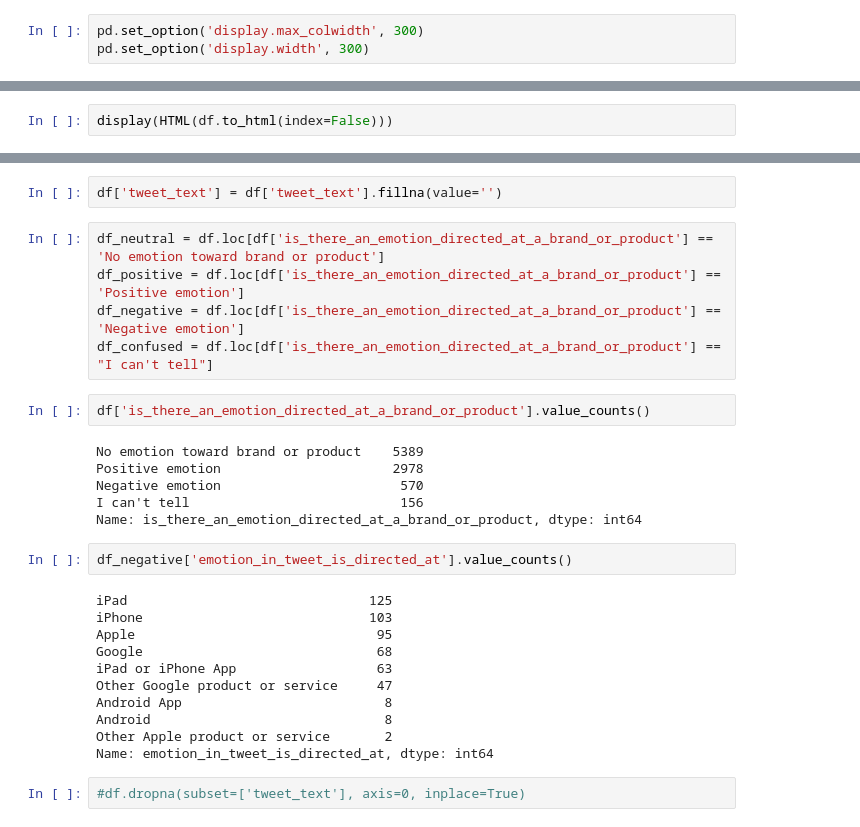
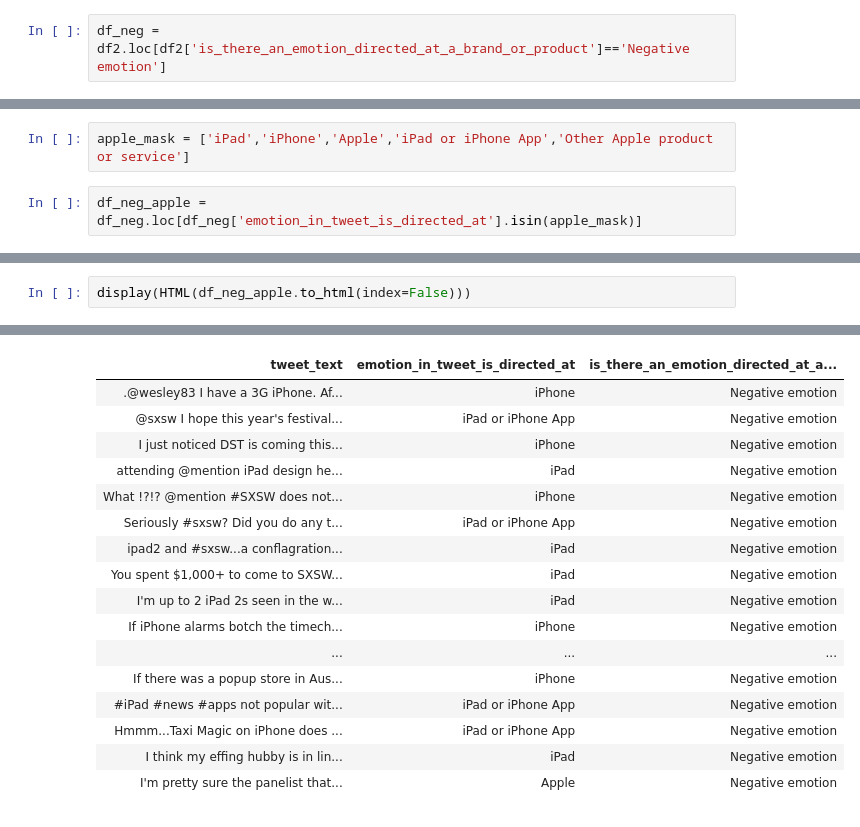
Before and after one commit to alliwar/apple_sentiment_analysis, a Jupyter notebook: Rick1_EDA.ipynb, the cells around one changed output, grey strips where cells are left out. Drawn from its saved outputs; the diff is of its cells as text.

```diff
--- a/Rick1_EDA.ipynb
+++ b/Rick1_EDA.ipynb
@@ -30,3 +171,2 @@ df_filtered = df.loc[df['occurs']==True]
-# %%
-pd.set_option('display.max_colwidth', 300)
-pd.set_option('display.width', 300)
+# %%
+df_neg = df2.loc[df2['is_there_an_emotion_directed_at_a_brand_or_product']=='Negative emotion']
@@ -32,0 +186,4 @@ pd.set_option('display.width', 300)
+# %%
+apple_mask = ['iPad','iPhone','Apple','iPad or iPhone App','Other Apple product or service']
+# %%
+df_neg_apple = df_neg.loc[df_neg['emotion_in_tweet_is_directed_at'].isin(apple_mask)]
@@ -33,3 +199,3 @@ pd.set_option('display.width', 300)
 # %%
-display(HTML(df.to_html(index=False)))
+display(HTML(df_neg_apple.to_html(index=False)))
 # %% [output]
@@ -37,30 +202,17 @@ display(HTML(df.to_html(index=False)))
+| tweet_text | emotion_in_tweet_is_directed_at | is_there_an_emotion_directed_at_a... |
+| .@wesley83 I have a 3G iPhone. Af... | iPhone | Negative emotion |
+| @sxsw I hope this year's festival... | iPad or iPhone App | Negative emotion |
+| I just noticed DST is coming this... | iPhone | Negative emotion |
+| attending @mention iPad design he... | iPad | Negative emotion |
+| What !?!? @mention #SXSW does not... | iPhone | Negative emotion |
+| Seriously #sxsw? Did you do any t... | iPad or iPhone App | Negative emotion |
+| ipad2 and #sxsw...a conflagration... | iPad | Negative emotion |
+| You spent $1,000+ to come to SXSW... | iPad | Negative emotion |
+| I'm up to 2 iPad 2s seen in the w... | iPad | Negative emotion |
+| If iPhone alarms botch the timech... | iPhone | Negative emotion |
+| ... | ... | ... |
+| If there was a popup store in Aus... | iPhone | Negative emotion |
+| #iPad #news #apps not popular wit... | iPad or iPhone App | Negative emotion |
+| Hmmm...Taxi Magic on iPhone does ... | iPad or iPhone App | Negative emotion |
+| I think my effing hubby is in lin... | iPad | Negative emotion |
+| I'm pretty sure the panelist that... | Apple | Negative emotion |
-# %%
-df['tweet_text'] = df['tweet_text'].fillna(value='')
-# %%
-df_neutral = df.loc[df['is_there_an_emotion_directed_at_a_brand_or_product'] == 'No emotion toward brand or product']
-df_positive = df.loc[df['is_there_an_emotion_directed_at_a_brand_or_product'] == 'Positive emotion']
-df_negative = df.loc[df['is_there_an_emotion_directed_at_a_brand_or_product'] == 'Negative emotion']
-df_confused = df.loc[df['is_there_an_emotion_directed_at_a_brand_or_product'] == "I can't tell"]
-# %%
-df['is_there_an_emotion_directed_at_a_brand_or_product'].value_counts()
-# %% [output]
-No emotion toward brand or product    5389
-Positive emotion                      2978
-Negative emotion                       570
-I can't tell                           156
-Name: is_there_an_emotion_directed_at_a_brand_or_product, dtype: int64
-# %%
-df_negative['emotion_in_tweet_is_directed_at'].value_counts()
-# %% [output]
-iPad                               125
-iPhone                             103
-Apple                               95
-Google                              68
-iPad or iPhone App                  63
-Other Google product or service     47
-Android App                          8
-Android                              8
-Other Apple product or service       2
-Name: emotion_in_tweet_is_directed_at, dtype: int64
-# %%
-#df.dropna(subset=['tweet_text'], axis=0, inplace=True)
```
Also changed, not shown: parts of 25 cells of this notebook.
